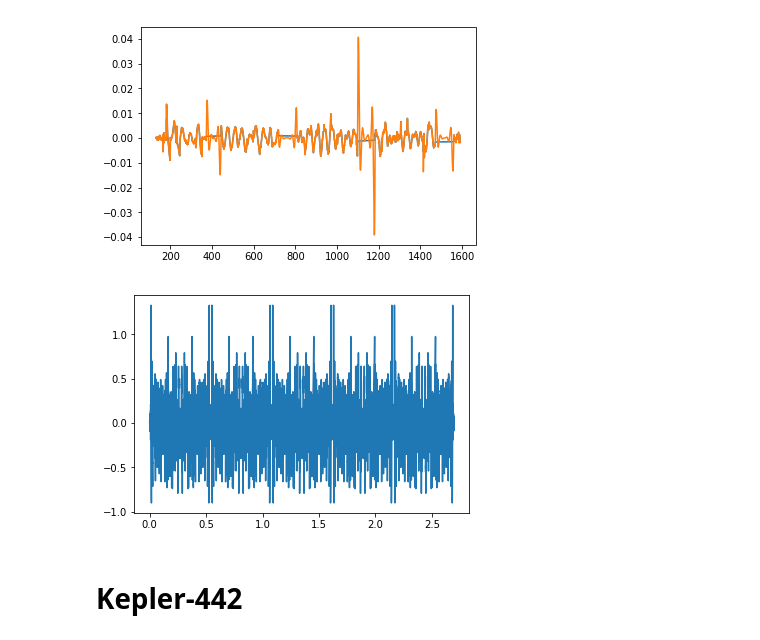
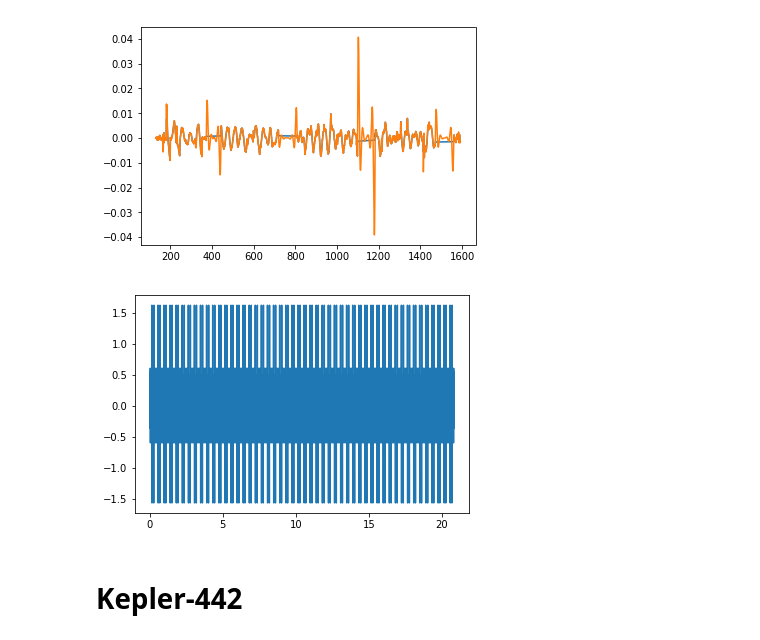
Before and after one commit to bmorris3/starsongs, a Jupyter notebook: sonify.ipynb, the cells around one changed output. Saved outputs shown, nothing was run; the diff lists cells and outputs as text; code cells hidden in the pictures.

```diff
--- a/sonify.ipynb
+++ b/sonify.ipynb
@@ -179,13 +179,13 @@ plt.plot(x, predicted_flux)
 [<matplotlib.lines.Line2D at 0x...>]
 [figure]
 # %%
-flux = np.tile(np.concatenate([flux, flux[::-1]]), 5)
-fig, ax = write_wave(100*flux[::2], len(flux[::2]), sampling_rate*2, path='k296.wav')
+flux = np.tile(np.concatenate([predicted_flux, predicted_flux[::-1]]), 50)
+fig, ax = write_wave(40*flux, len(flux), sampling_rate, path='k296.wav')
 
 # predicted_flux = np.tile(np.concatenate([predicted_flux, predicted_flux[::-1]]), 5)
 # fig, ax = write_wave(100*predicted_flux, len(predicted_flux), sampling_rate*2, path='k296.wav')
 # %% [output]
-[figure, old version]
+[figure, new version]
 # %% [markdown]
 # Kepler-442
 # %%
```
Also changed, not shown: parts of 4 cells of this notebook.
